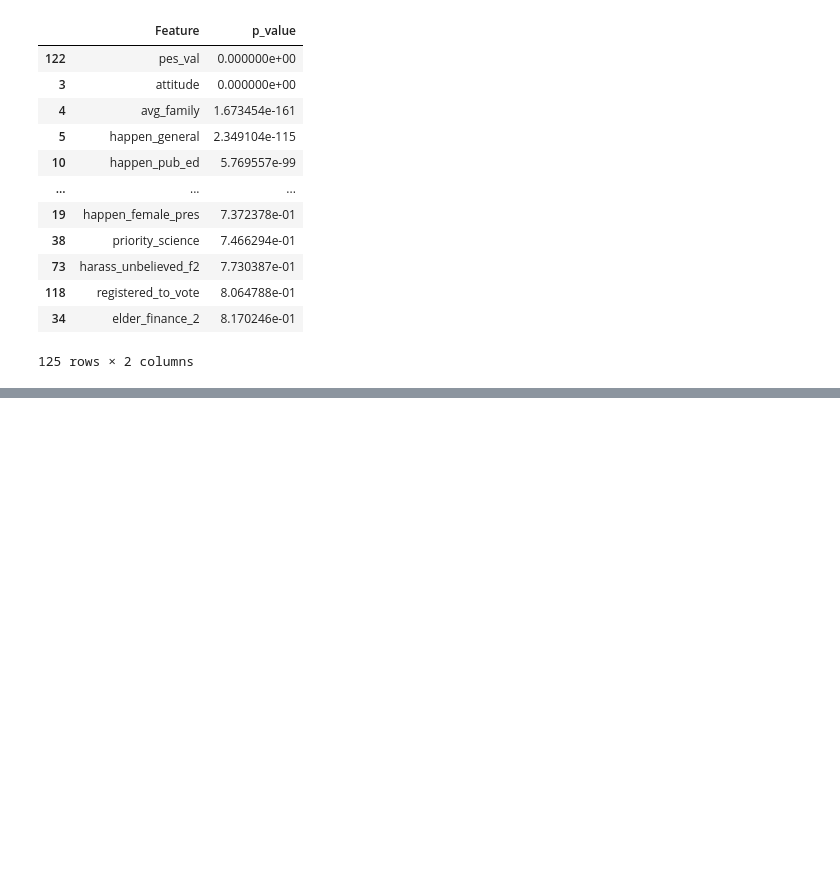
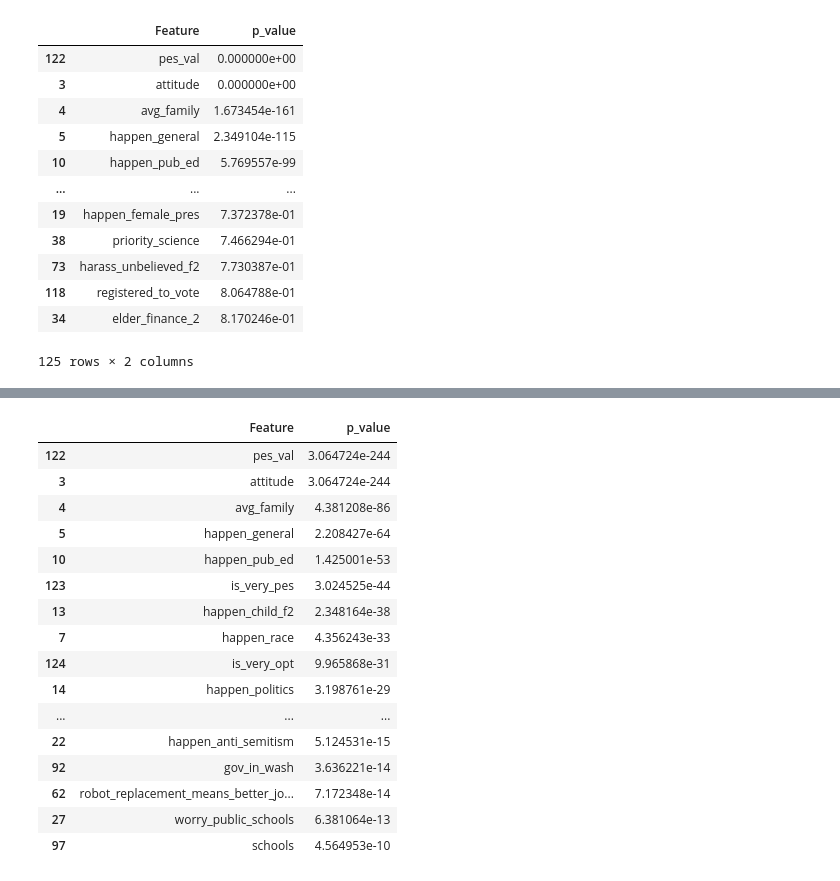
Before and after one commit to american-perspectives-capstone/american-attitudes, a Jupyter notebook: rough_notebooks/malachi_hale_individual_notebook.ipynb, the cells around one changed output, grey strips where cells are left out. Cells and saved outputs as stored; diff of their text form; code cells hidden in the pictures; blank space fills up the shorter version.

```diff
--- a/rough_notebooks/malachi_hale_individual_notebook.ipynb
+++ b/rough_notebooks/malachi_hale_individual_notebook.ipynb
@@ -752,0 +773,24 @@ df
+# %%
+males = df[df.sex == "Male"]
+# %%
+p_values_df_males = Attitudes_explore.get_ordered_p_values(males, 'is_pes')
+# %%
+p_values_df_males.head(30)
+# %% [output]
+|  | Feature | p_value |
+| 122 | pes_val | 3.064724e-244 |
+| 3 | attitude | 3.064724e-244 |
+| 4 | avg_family | 4.381208e-86 |
+| 5 | happen_general | 2.208427e-64 |
+| 10 | happen_pub_ed | 1.425001e-53 |
+| 123 | is_very_pes | 3.024525e-44 |
+| 13 | happen_child_f2 | 2.348164e-38 |
+| 7 | happen_race | 4.356243e-33 |
+| 124 | is_very_opt | 9.965868e-31 |
+| 14 | happen_politics | 3.198761e-29 |
+| ... | ... | ... |
+| 22 | happen_anti_semitism | 5.124531e-15 |
+| 92 | gov_in_wash | 3.636221e-14 |
+| 62 | robot_replacement_means_better_jo... | 7.172348e-14 |
+| 27 | worry_public_schools | 6.381064e-13 |
+| 97 | schools | 4.564953e-10 |
```
Also changed, not shown: parts of 31 cells of this notebook.
